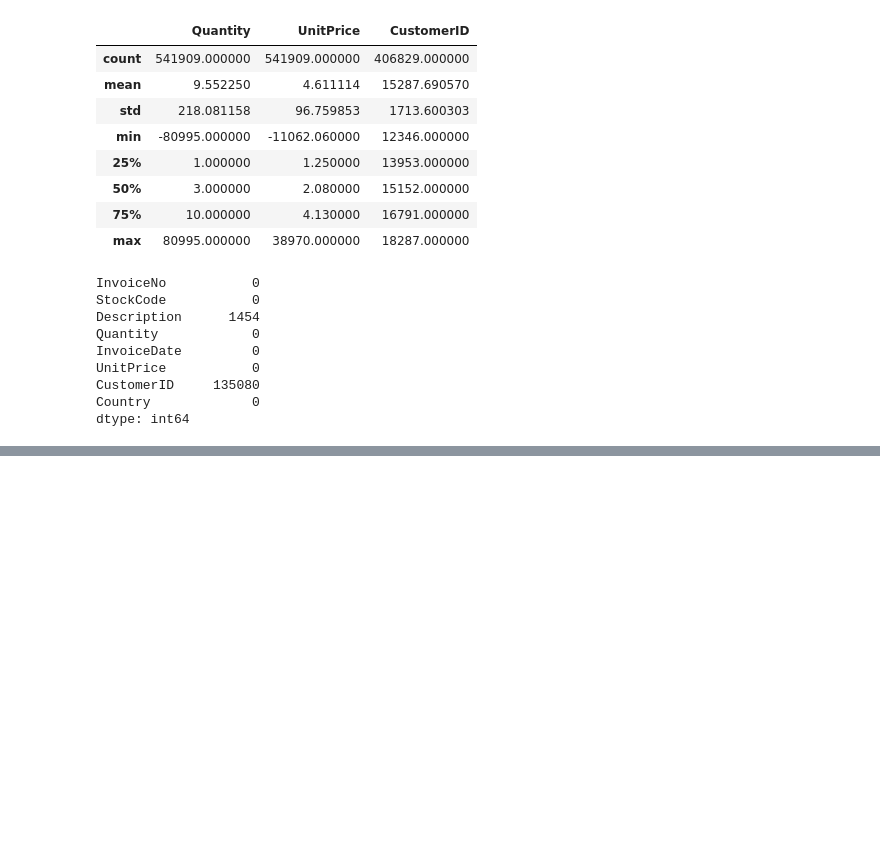
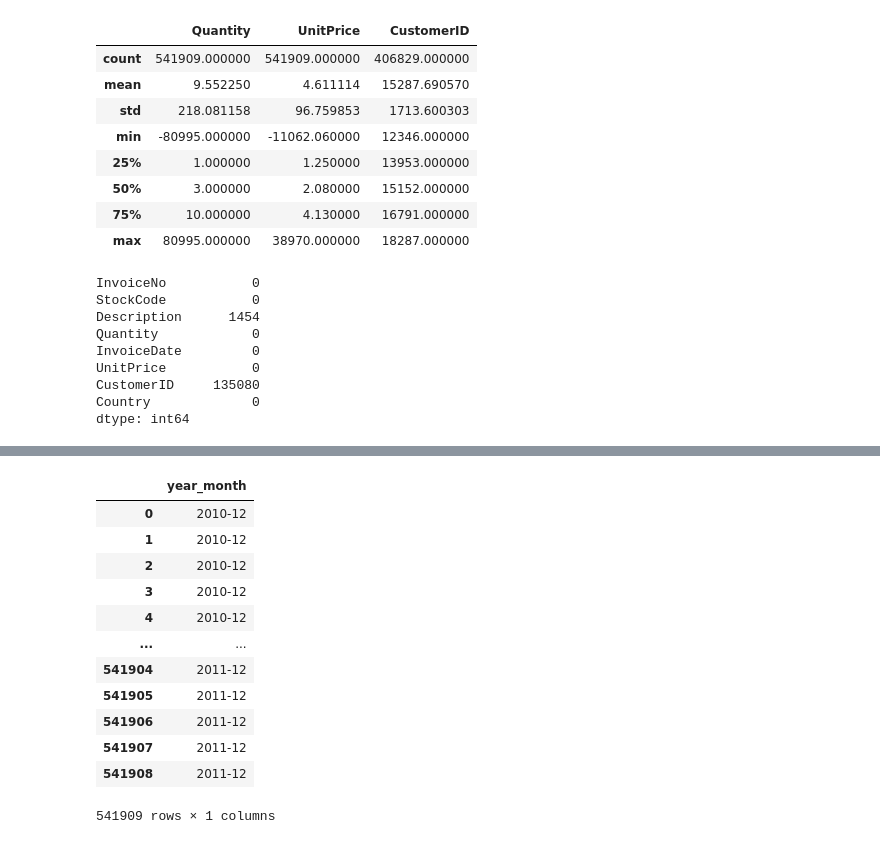
Before and after one commit to luiseduardoLM/Online-Retail, a Jupyter notebook: online_retail.ipynb, the cells around one changed output, grey strips where cells are left out. Cells and saved outputs as stored; diff of their text form; code cells hidden in the pictures; blank space fills up the shorter version.

```diff
--- a/online_retail.ipynb
+++ b/online_retail.ipynb
@@ -56,0 +93,18 @@ dtype: int64
+# %%
+df["year_month"]=df["InvoiceDate"].dt.to_period("M")
+
+df[["year_month"]]
+# %% [output]
+|  | year_month |
+| 0 | 2010-12 |
+| 1 | 2010-12 |
+| 2 | 2010-12 |
+| 3 | 2010-12 |
+| 4 | 2010-12 |
+| ... | ... |
+| 541904 | 2011-12 |
+| 541905 | 2011-12 |
+| 541906 | 2011-12 |
+| 541907 | 2011-12 |
+| 541908 | 2011-12 |
+541909 rows × 1 columns
```
Also changed, not shown: parts of 10 cells of this notebook.
